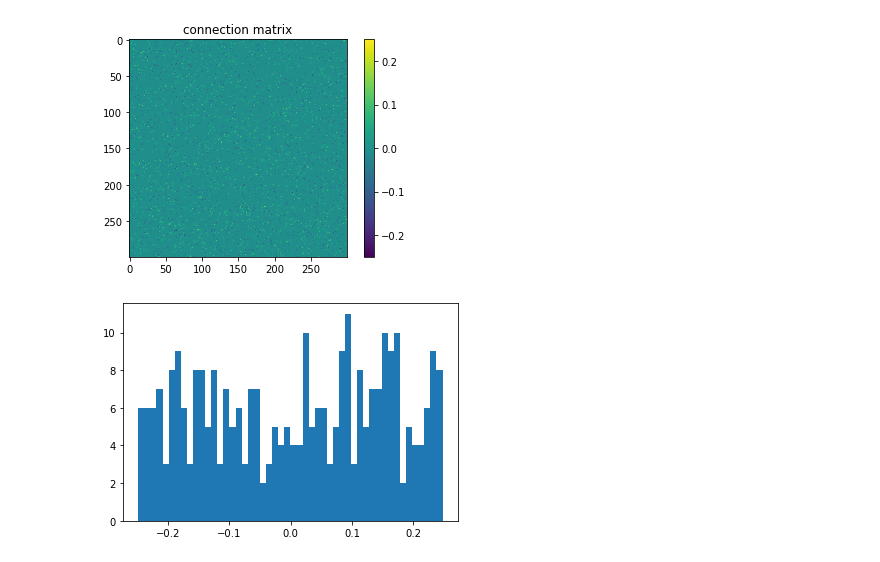
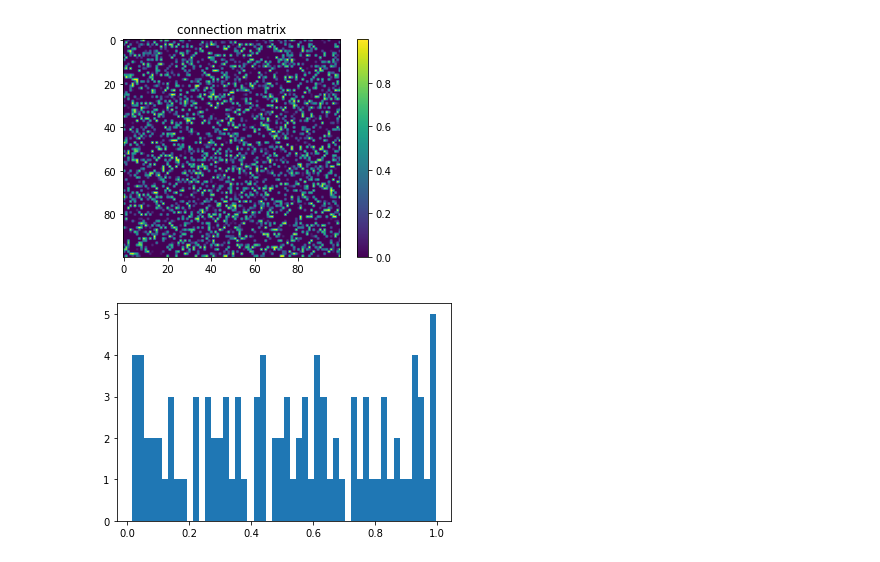
Before and after one commit to Benecoder/quantitative_PT, a Jupyter notebook: spiking_network.ipynb, the cells around one changed output. Cells and saved outputs as stored; diff of their text form; code cells hidden in the pictures.

```diff
--- a/spiking_network.ipynb
+++ b/spiking_network.ipynb
@@ -2,19 +2,26 @@
 import numpy as np
 import matplotlib.pyplot as plt
 # %%
-no_neurons = 300
-sparsity = 0.95
+no_neurons = 100
+sparsity = 0.7
 M = (np.random.random((no_neurons,no_neurons))>sparsity).astype(np.float64)
-M *= (np.random.random((no_neurons,no_neurons))-0.5)*0.5
-biases = (np.random.random(no_neurons)-0.5)*0.5
+M *= np.random.random((no_neurons,no_neurons))
+
+A = np.arange(no_neurons**2).reshape(no_neurons,no_neurons)
+x = (A//no_neurons)/no_neurons
+y = (A%no_neurons)/no_neurons
+#locality = 1.-np.abs(x-y)**0.2
+#M *= locality
+
+leackage = np.random.random(no_neurons)
 
 plt.imshow(M)
 plt.colorbar()
 plt.title('connection matrix')
 plt.show()
 
-plt.hist(biases,bins=50)
+plt.hist(leackage,bins=50)
 plt.show()
 # %% [output]
-[figure, old version]
+[figure, new version]
-[figure, old version]
+[figure, new version]
```
Also changed, not shown: parts of 6 cells of this notebook, 2 other files.
